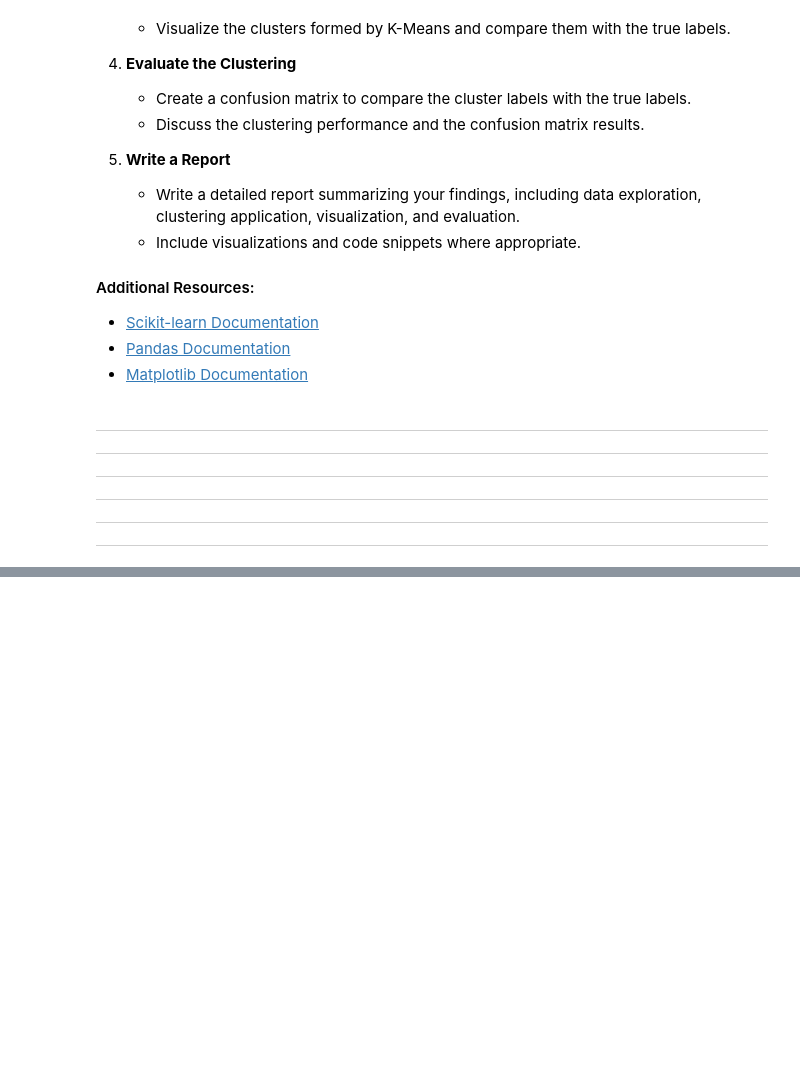
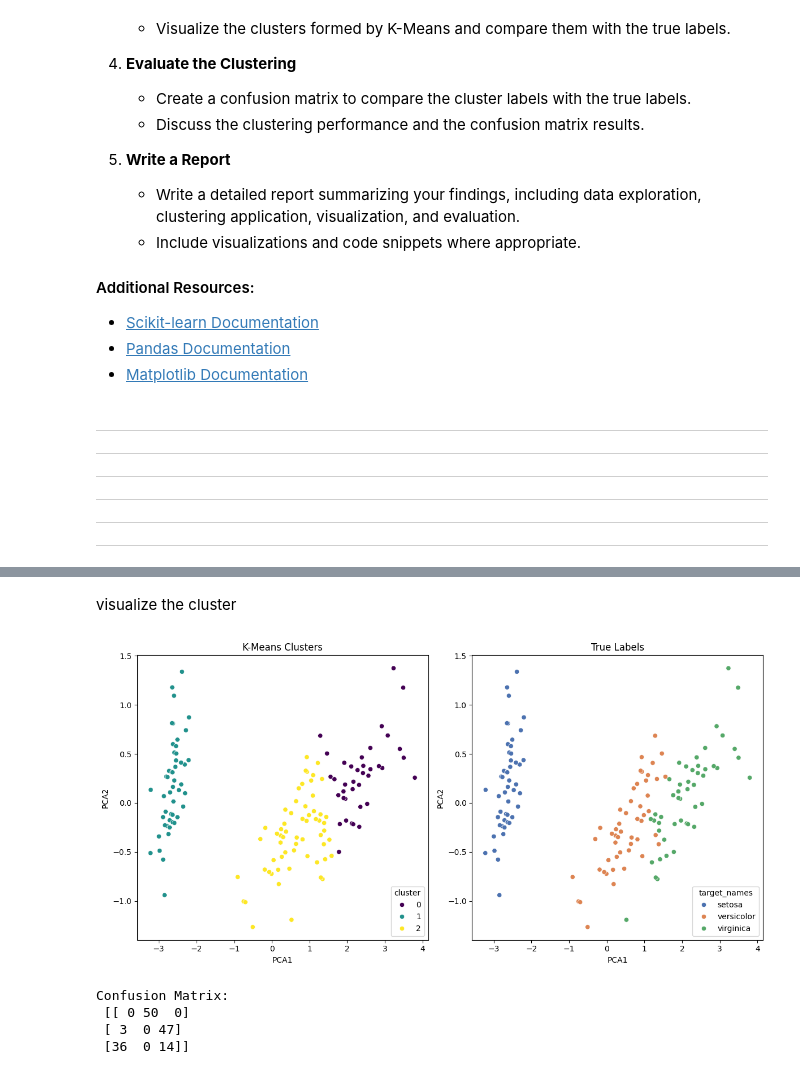
Before and after one commit to Priyankay16/AI_Launchpad_2024, a Jupyter notebook: AI_Launchpad_Assignments_1.ipynb, the cells around one changed output, grey strips where cells are left out. Cells and saved outputs as stored; diff of their text form; code cells hidden in the pictures; blank space fills up the shorter version.

```diff
--- a/AI_Launchpad_Assignments_1.ipynb
+++ b/AI_Launchpad_Assignments_1.ipynb
@@ -299,0 +367,43 @@ You will use the Iris dataset, which contains information about iris flowers, in
+# %% [markdown]
+visualize the cluster
+# %%
+from sklearn.decomposition import PCA
+
+# Apply PCA
+pca = PCA(n_components=2)
+X_pca = pca.fit_transform(X)
+
+# Add PCA components to the dataset
+df['PCA1'] = X_pca[:, 0]
+df['PCA2'] = X_pca[:, 1]
+# %%
+# Plot K-Means clusters
+plt.figure(figsize=(12, 6))
+
+# Plot PCA clusters
+plt.subplot(1, 2, 1)
+sns.scatterplot(data=df, x='PCA1', y='PCA2', hue='cluster', palette='viridis')
+plt.title('K-Means Clusters')
+
+# Plot true labels
+plt.subplot(1, 2, 2)
+sns.scatterplot(data=df, x='PCA1', y='PCA2', hue='target_names', palette='deep')
+plt.title('True Labels')
+
+plt.tight_layout()
+plt.show()
+# %% [output]
+[figure, added]
+# %%
+from sklearn.metrics import confusion_matrix, accuracy_score
+
+# Create confusion matrix
+conf_matrix = confusion_matrix(df['target'], df['cluster'])
+
+# Display
+print("Confusion Matrix:\n", conf_matrix)
+# %% [output]
+Confusion Matrix:
+ [[ 0 50  0]
+ [ 3  0 47]
+ [36  0 14]]
```
Also changed, not shown: parts of 8 cells of this notebook.
